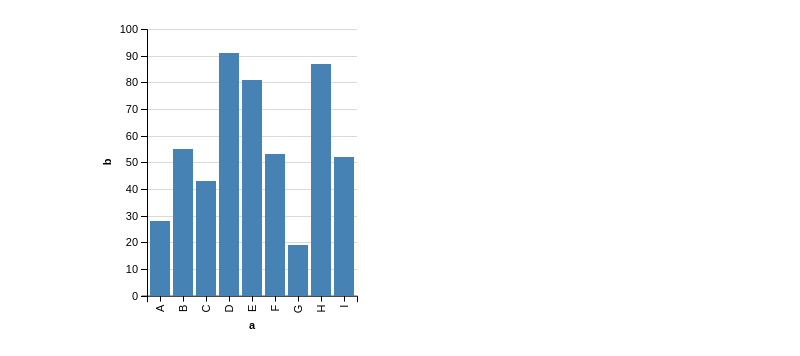
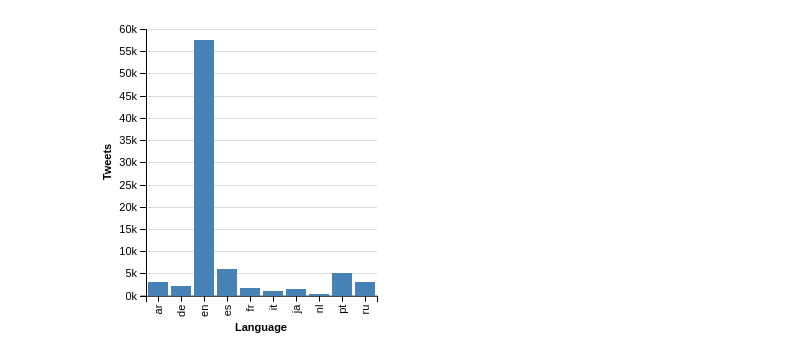
Before and after one commit to glouwa/TwitterLanguageAnalyser, a Jupyter notebook: Stream.ipynb, the cells around one changed output. Saved outputs shown, nothing was run; the diff lists cells and outputs as text; code cells hidden in the pictures.

```diff
--- a/Stream.ipynb
+++ b/Stream.ipynb
@@ -69,24 +70,33 @@ GeoJSON({
 [interactive output not drawn]
 # %%
 from IPython.display import display
+
+{'es': 5968, 'ar': 3100, 'en': 57476, 'fr': 1674, 'pt': 5109, 'ja': 1481, 'ru': 3055, 'it': 978, 'de': 2274, 'nl': 297}
 
 display({
     "application/vnd.vegalite.v1+json": {
         "$schema": "https://vega.github.io/schema/vega-lite/v1.json",
         "description": "A simple bar chart with embedded data.",
         "data": {
             "values": [
-                {"a": "A", "b": 28}, {"a": "B", "b": 55}, {"a": "C", "b": 43},
-                {"a": "D", "b": 91}, {"a": "E", "b": 81}, {"a": "F", "b": 53},
-                {"a": "G", "b": 19}, {"a": "H", "b": 87}, {"a": "I", "b": 52}
+                {"Language": "en", "Tweets": 57476},
+                {"Language": "es", "Tweets": 5968},
+                {"Language": "pt", "Tweets": 5109},
+                {"Language": "ar", "Tweets": 3100},
+                {"Language": "ru", "Tweets": 3055},
+                {"Language": "de", "Tweets": 2274},
+                {"Language": "fr", "Tweets": 1674},
+                {"Language": "ja", "Tweets": 1481},
+                {"Language": "it", "Tweets": 978},
+                {"Language": "nl", "Tweets": 297},
             ]
         },
         "mark": "bar",
         "encoding": {
-            "x": {"field": "a", "type": "ordinal"},
-            "y": {"field": "b", "type": "quantitative"}
+            "x": {"field": "Language", "type": "ordinal"},
+            "y": {"field": "Tweets", "type": "quantitative"}
         }
     }
 }, raw=True)
 # %% [output]
-[figure, old version]
+[figure, new version]
```
Also changed, not shown: parts of 3 cells of this notebook, 3 other files.
